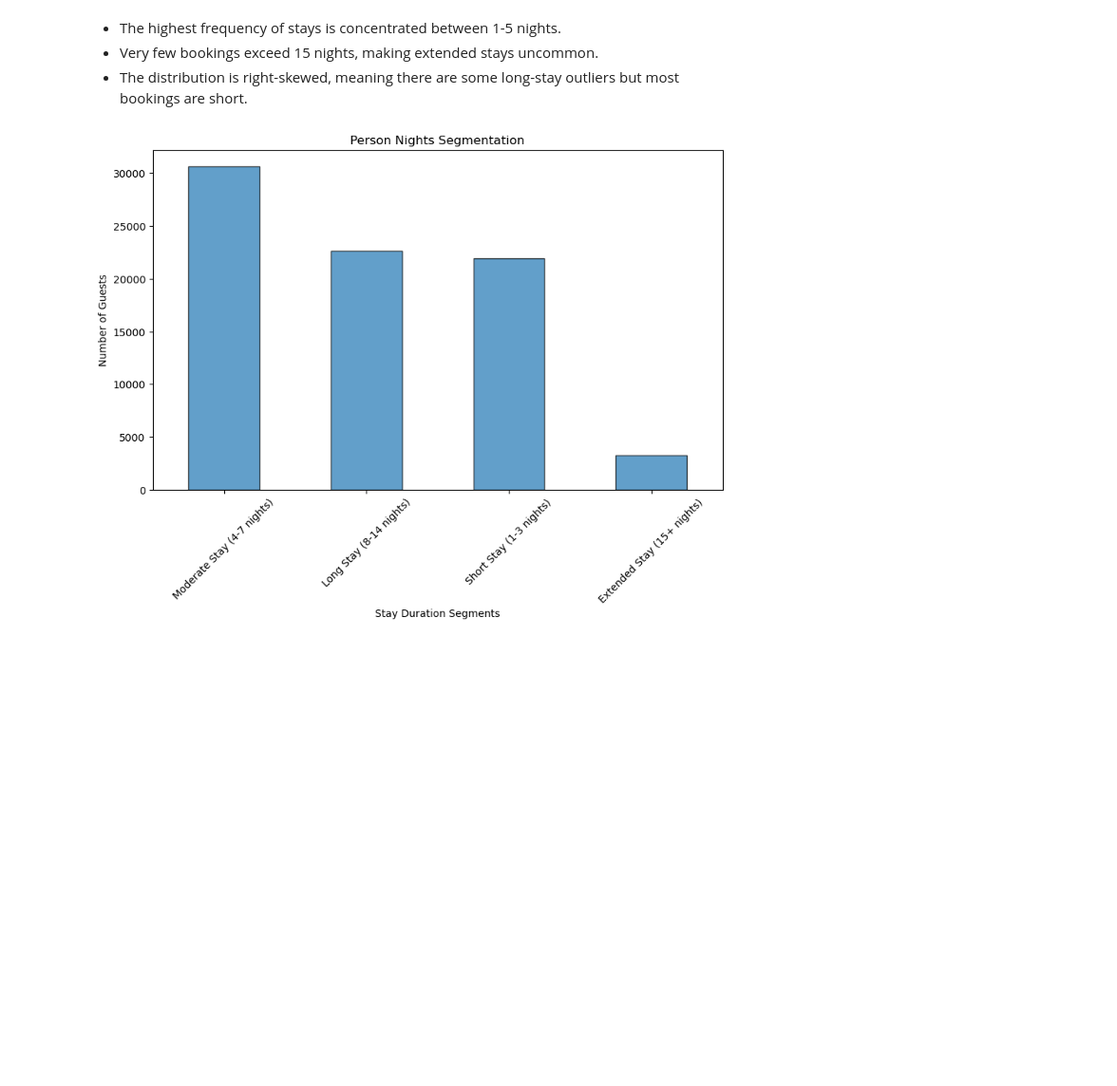
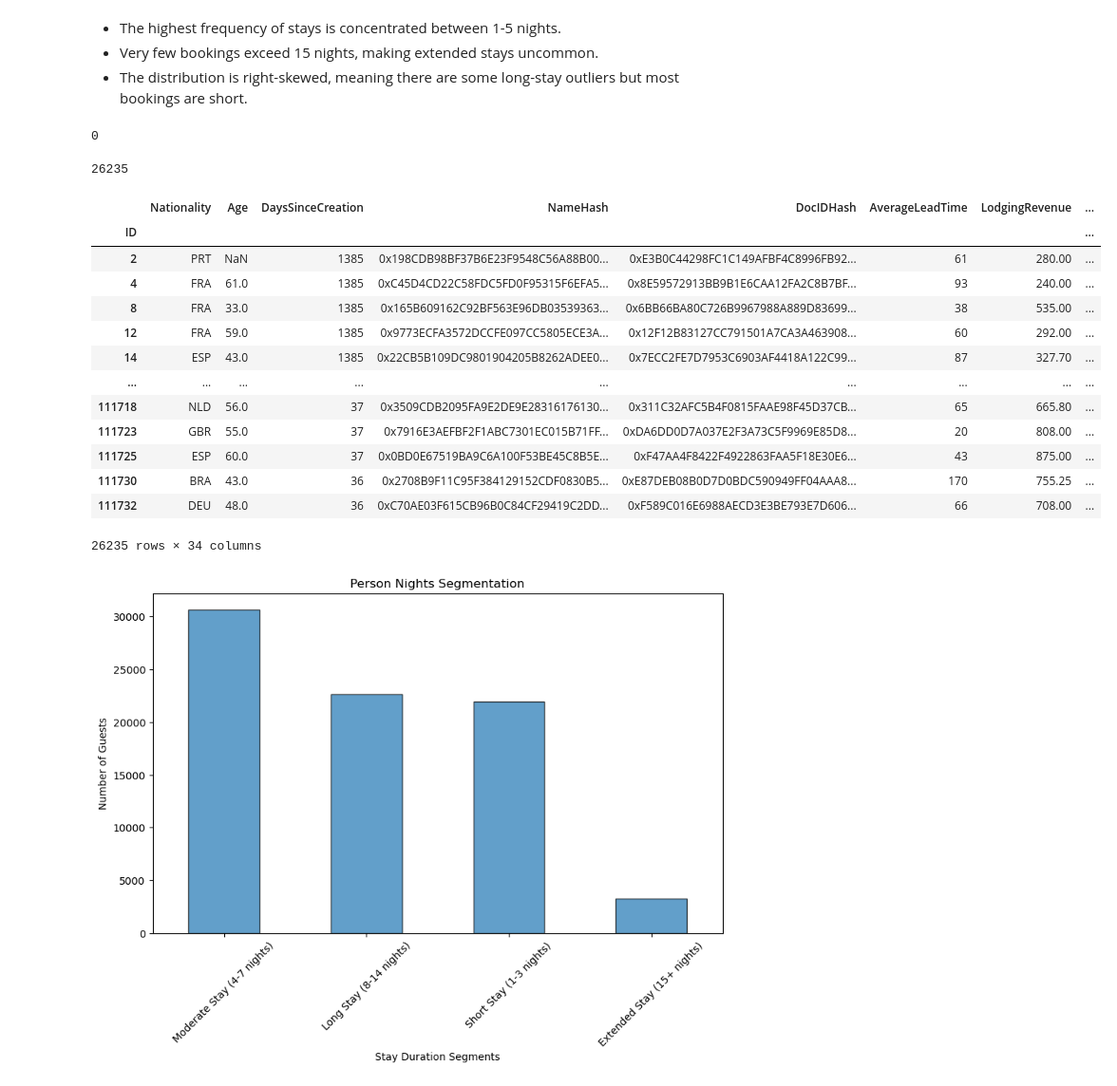
Before and after one commit to RubenCMarques/Hotel-Customer-Segmentation, a Jupyter notebook: Notebooks/Main_notebook.ipynb, the cells around one changed output. Shown at 95% size. Saved outputs shown, nothing was run; the diff lists cells and outputs as text; code cells hidden in the pictures; blank space fills up the shorter version.

```diff
--- a/Notebooks/Main_notebook.ipynb
+++ b/Notebooks/Main_notebook.ipynb
@@ -819,6 +821,32 @@ plt.show()
 * The highest frequency of stays is concentrated between 1-5 nights.
 * Very few bookings exceed 15 nights, making extended stays uncommon.
 * The distribution is right-skewed, meaning there are some long-stay outliers but most bookings are short.
+# %%
+# Chck for negative values
+print(len(data[data['PersonsNights'] < 0]))
+# %% [output]
+0
+# %%
+#check for more than 6 persons Nights
+print(len(data[data['PersonsNights'] > 6]))
+# Show the rows with more than 6 persons
+data[data['PersonsNights'] > 6]
+# %% [output]
+26235
+|  | Nationality | Age | DaysSinceCreation | NameHash | DocIDHash | AverageLeadTime | LodgingRevenue | ... |
+| ID |  |  |  |  |  |  |  | ... |
+| 2 | PRT | NaN | 1385 | 0x198CDB98BF37B6E23F9548C56A88B00... | 0xE3B0C44298FC1C149AFBF4C8996FB92... | 61 | 280.00 | ... |
+| 4 | FRA | 61.0 | 1385 | 0xC45D4CD22C58FDC5FD0F95315F6EFA5... | 0x8E59572913BB9B1E6CAA12FA2C8B7BF... | 93 | 240.00 | ... |
+| 8 | FRA | 33.0 | 1385 | 0x165B609162C92BF563E96DB03539363... | 0x6BB66BA80C726B9967988A889D83699... | 38 | 535.00 | ... |
+| 12 | FRA | 59.0 | 1385 | 0x9773ECFA3572DCCFE097CC5805ECE3A... | 0x12F12B83127CC791501A7CA3A463908... | 60 | 292.00 | ... |
+| 14 | ESP | 43.0 | 1385 | 0x22CB5B109DC9801904205B8262ADEE0... | 0x7ECC2FE7D7953C6903AF4418A122C99... | 87 | 327.70 | ... |
+| ... | ... | ... | ... | ... | ... | ... | ... | ... |
+| 111718 | NLD | 56.0 | 37 | 0x3509CDB2095FA9E2DE9E28316176130... | 0x311C32AFC5B4F0815FAAE98F45D37CB... | 65 | 665.80 | ... |
+| 111723 | GBR | 55.0 | 37 | 0x7916E3AEFBF2F1ABC7301EC015B71FF... | 0xDA6DD0D7A037E2F3A73C5F9969E85D8... | 20 | 808.00 | ... |
+| 111725 | ESP | 60.0 | 37 | 0x0BD0E67519BA9C6A100F53BE45C8B5E... | 0xF47AA4F8422F4922863FAA5F18E30E6... | 43 | 875.00 | ... |
+| 111730 | BRA | 43.0 | 36 | 0x2708B9F11C95F384129152CDF0830B5... | 0xE87DEB08B0D7D0BDC590949FF04AAA8... | 170 | 755.25 | ... |
+| 111732 | DEU | 48.0 | 36 | 0xC70AE03F615CB96B0C84CF29419C2DD... | 0xF589C016E6988AECD3E3BE793E7D606... | 66 | 708.00 | ... |
+26235 rows × 34 columns
 # %%
 # Define bins for segmenting Person Nights
 bins = [0, 3, 7, 14, float('inf')]  # Defining the range of stay durations
```
Also changed, not shown: parts of 2 cells of this notebook.
